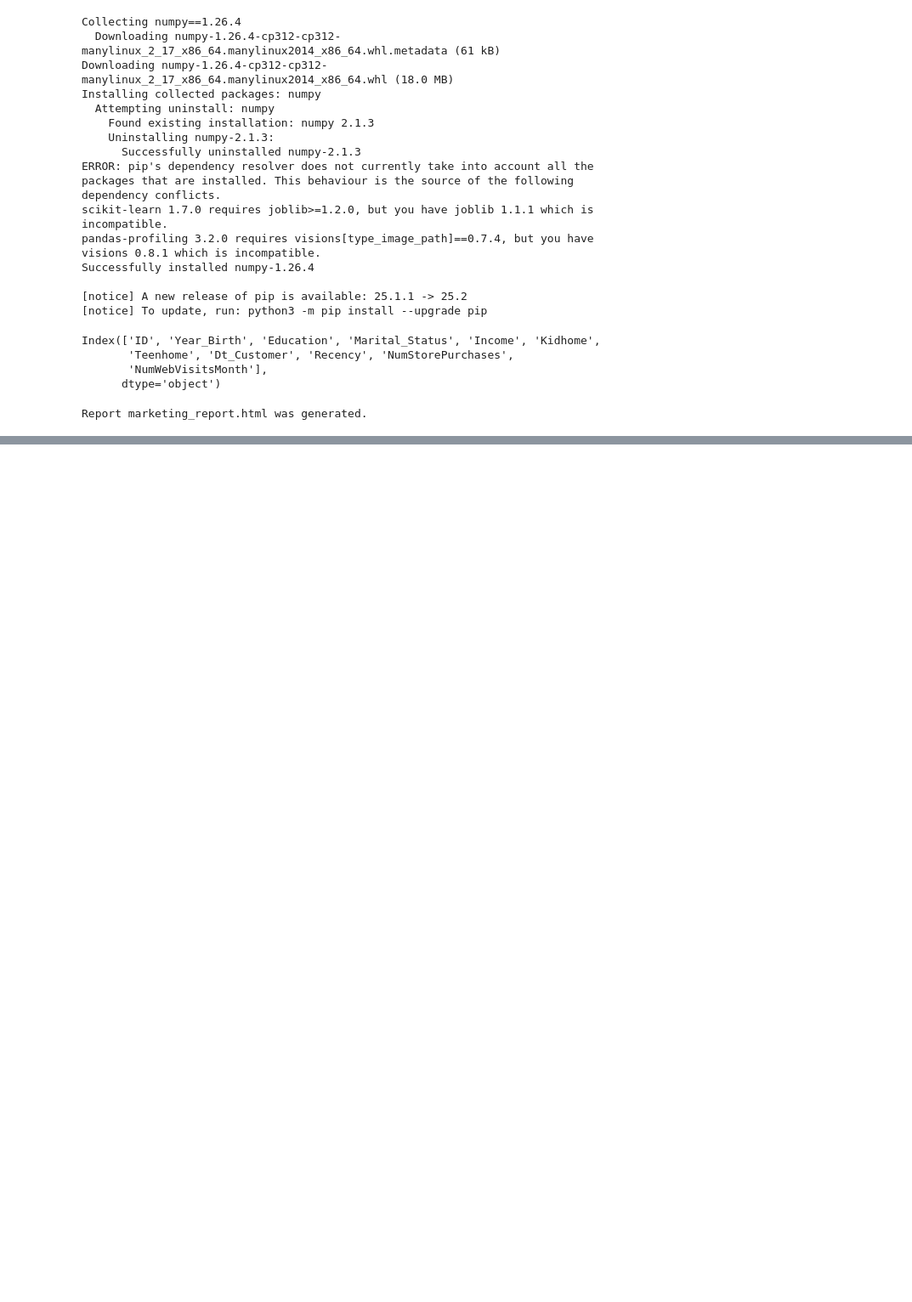
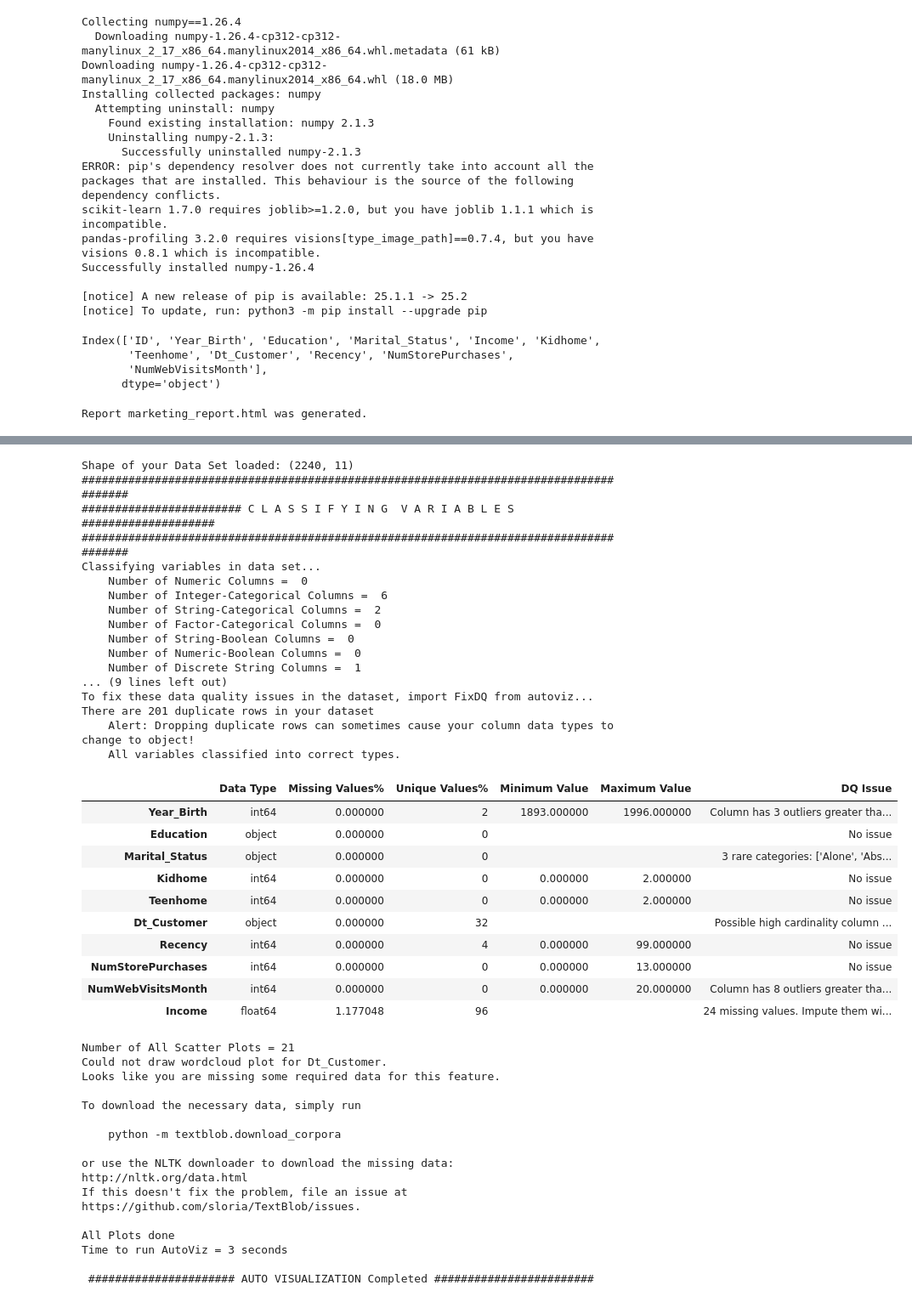
Before and after one commit to plkimtuyen05-boop/ktltsp.ueh25, a Jupyter notebook: midterm/th1 thong ke mo ta.ipynb, the cells around one changed output, grey strips where cells are left out. Shown at 85% size. Saved outputs shown, nothing was run; the diff lists cells and outputs as text; code cells hidden in the pictures; blank space fills up the shorter version.

Commit message:
midterm

```diff
--- a/midterm/th1 thong ke mo ta.ipynb
+++ b/midterm/th1 thong ke mo ta.ipynb
@@ -816,0 +851,65 @@ Report marketing_report.html was generated.
+# %%
+# Bước 1: đọc dữ liệu (chú ý dấu phân cách)
+marketing_data = pd.read_csv("marketing_campaign.csv", sep=",")  # hoặc chỉnh sep nếu khác
+
+# Bước 2: Khởi tạo AutoViz
+AV = AutoViz_Class()
+
+# Bước 3: Gọi AutoViz để phân tích / vẽ biểu đồ
+dft = AV.AutoViz(
+    filename="bai tap thuc hanh 2",            # nếu bạn không dùng file trực tiếp, để trống
+    sep=",",
+    depVar="Income",              # ví dụ: nếu bạn muốn quan sát biến “Income” như target thì để depVar="Income"
+    dfte=marketing_data,    # truyền DataFrame
+    header=0,
+    verbose=1,               # 0 = ít thông tin, 1 = hiển thị biểu đồ, 2 = lưu biểu đồ ra file mà không hiển thị
+    lowess=False,           # nếu muốn dùng đường hồi quy LOWESS nếu dataset nhỏ
+    chart_format="svg",     # hoặc "png", “html”, “bokeh”
+    max_rows_analyzed=150000,
+    max_cols_analyzed=30,
+    save_plot_dir="Midterm"       # nếu không muốn lưu vào thư mục riêng, hoặc bạn có thể chỉ định thư mục
+)
+# %% [output]
+Shape of your Data Set loaded: (2240, 11)
+#######################################################################################
+######################## C L A S S I F Y I N G  V A R I A B L E S  ####################
+#######################################################################################
+Classifying variables in data set...
+    Number of Numeric Columns =  0
+    Number of Integer-Categorical Columns =  6
+    Number of String-Categorical Columns =  2
+    Number of Factor-Categorical Columns =  0
+    Number of String-Boolean Columns =  0
+    Number of Numeric-Boolean Columns =  0
+    Number of Discrete String Columns =  1
+... (9 lines left out)
+To fix these data quality issues in the dataset, import FixDQ from autoviz...
+There are 201 duplicate rows in your dataset
+    Alert: Dropping duplicate rows can sometimes cause your column data types to change to object!
+    All variables classified into correct types.
+|  | Data Type | Missing Values% | Unique Values% | Minimum Value | Maximum Value | DQ Issue |
+| Year_Birth | int64 | 0.000000 | 2 | 1893.000000 | 1996.000000 | Column has 3 outliers greater tha... |
+| Education | object | 0.000000 | 0 |  |  | No issue |
+| Marital_Status | object | 0.000000 | 0 |  |  | 3 rare categories: ['Alone', 'Abs... |
+| Kidhome | int64 | 0.000000 | 0 | 0.000000 | 2.000000 | No issue |
+| Teenhome | int64 | 0.000000 | 0 | 0.000000 | 2.000000 | No issue |
+| Dt_Customer | object | 0.000000 | 32 |  |  | Possible high cardinality column ... |
+| Recency | int64 | 0.000000 | 4 | 0.000000 | 99.000000 | No issue |
+| NumStorePurchases | int64 | 0.000000 | 0 | 0.000000 | 13.000000 | No issue |
+| NumWebVisitsMonth | int64 | 0.000000 | 0 | 0.000000 | 20.000000 | Column has 8 outliers greater tha... |
+| Income | float64 | 1.177048 | 96 |  |  | 24 missing values. Impute them wi... |
+Number of All Scatter Plots = 21
+Could not draw wordcloud plot for Dt_Customer.
+Looks like you are missing some required data for this feature.
+
+To download the necessary data, simply run
+
+    python -m textblob.download_corpora
+
+or use the NLTK downloader to download the missing data: http://nltk.org/data.html
+If this doesn't fix the problem, file an issue at https://github.com/sloria/TextBlob/issues.
+
+All Plots done
+Time to run AutoViz = 3 seconds
+
+ ###################### AUTO VISUALIZATION Completed ########################
```
Also changed, not shown: parts of 5 cells of this notebook, 1 other file.
